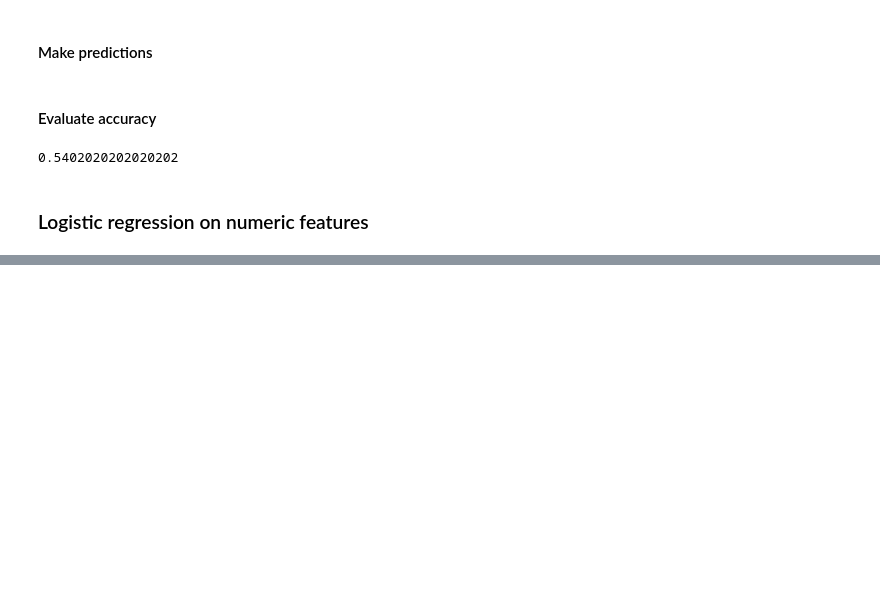
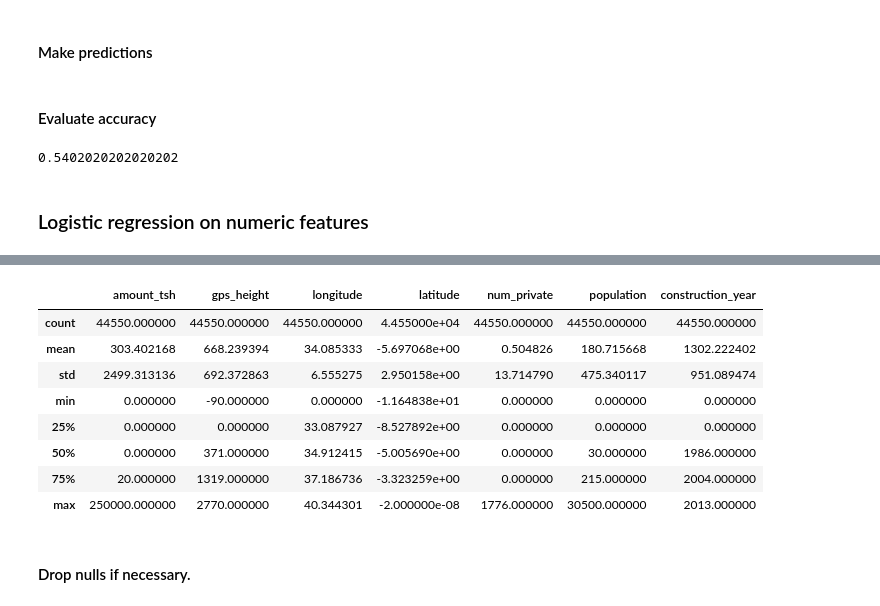
Before and after one commit to LambdaSchool/DEPRECATED-DS-Unit-2-Linear-Models, a Jupyter notebook: module4-logistic-regression/Logistic Regression Assignment Notebook.ipynb, the cells around one changed output, grey strips where cells are left out. Saved outputs shown, nothing was run; the diff lists cells and outputs as text; code cells hidden in the pictures; blank space fills up the shorter version.

```diff
--- a/module4-logistic-regression/Logistic Regression Assignment Notebook.ipynb
+++ b/module4-logistic-regression/Logistic Regression Assignment Notebook.ipynb
@@ -152,0 +169,15 @@ accuracy_score(y_val, majority_pred)
+# %%
+X_train_numeric = X_train_numeric[['amount_tsh', 'gps_height', 'longitude', 'latitude', 'num_private', 'population', 'construction_year']]
+X_train_numeric.describe()
+# %% [output]
+|  | amount_tsh | gps_height | longitude | latitude | num_private | population | construction_year |
+| count | 44550.000000 | 44550.000000 | 44550.000000 | 4.455000e+04 | 44550.000000 | 44550.000000 | 44550.000000 |
+| mean | 303.402168 | 668.239394 | 34.085333 | -5.697068e+00 | 0.504826 | 180.715668 | 1302.222402 |
+| std | 2499.313136 | 692.372863 | 6.555275 | 2.950158e+00 | 13.714790 | 475.340117 | 951.089474 |
+| min | 0.000000 | -90.000000 | 0.000000 | -1.164838e+01 | 0.000000 | 0.000000 | 0.000000 |
+| 25% | 0.000000 | 0.000000 | 33.087927 | -8.527892e+00 | 0.000000 | 0.000000 | 0.000000 |
+| 50% | 0.000000 | 371.000000 | 34.912415 | -5.005690e+00 | 0.000000 | 30.000000 | 1986.000000 |
+| 75% | 20.000000 | 1319.000000 | 37.186736 | -3.323259e+00 | 0.000000 | 215.000000 | 2004.000000 |
+| max | 250000.000000 | 2770.000000 | 40.344301 | -2.000000e-08 | 1776.000000 | 30500.000000 | 2013.000000 |
+# %% [markdown]
+#### Drop nulls if necessary.
```
Also changed, not shown: parts of 6 cells of this notebook.
